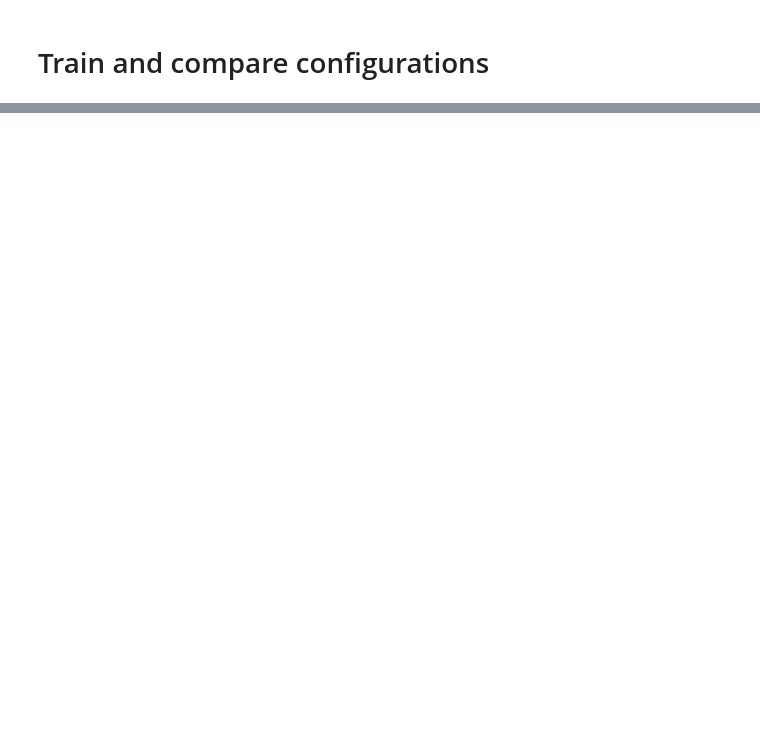
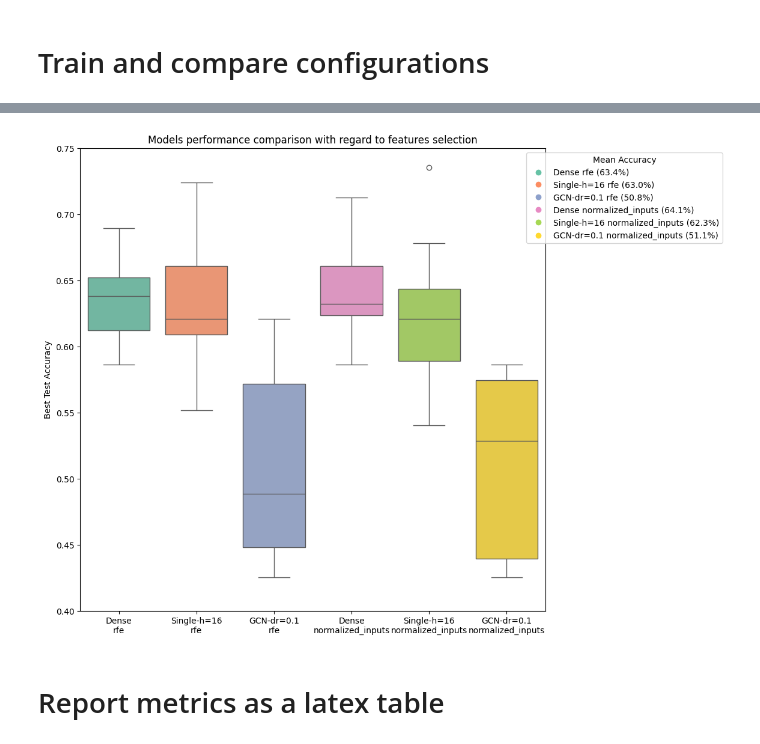
Before and after one commit to balthazarneveu/spectral_graph_convolutions, a Jupyter notebook: scripts/comparison_notebook.ipynb, the cells around one changed output, grey strips where cells are left out. Saved outputs shown, nothing was run; the diff lists cells and outputs as text; code cells hidden in the pictures; blank space fills up the shorter version.

Commit message:
introduce metrics tables

```diff
--- a/scripts/comparison_notebook.ipynb
+++ b/scripts/comparison_notebook.ipynb
@@ -11,7 +16,7 @@ import torch
 # %%
 device = "cuda" if torch.cuda.is_available() else "cpu"
 n_epochs = 1000
-features_selection = ["rfe",]
+features_selection = ["rfe", "normalized_inputs"]
 models_list = ["Dense", "Single-h=16", "GCN-dr=0.1"]
 output_folder = root_dir/"results"
 assert output_folder.exists(), "Output folder does not exist"
@@ -23,4 +28,15 @@ metric_dict = train(
     features_selection_list=features_selection,
     output_folder=output_folder
 )
+# %%
+res = analyze_metrics(
+    metric_dict,
+    plot_flag=True,
+    figsize=(10, 10),
+    title="Models performance comparison with regard to features selection"
+)
+# %% [output]
+[figure, added]
+# %% [markdown]
+# Report metrics as a latex table
 # %%
```
Also changed, not shown: parts of 6 cells of this notebook, 1 other file.
